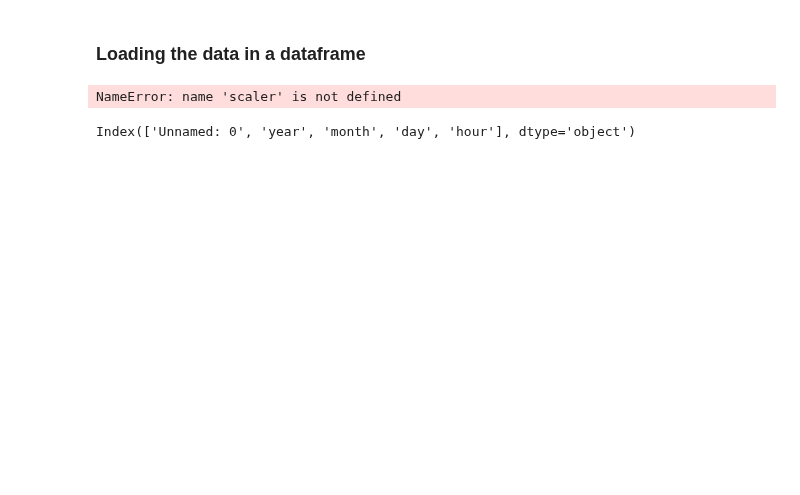
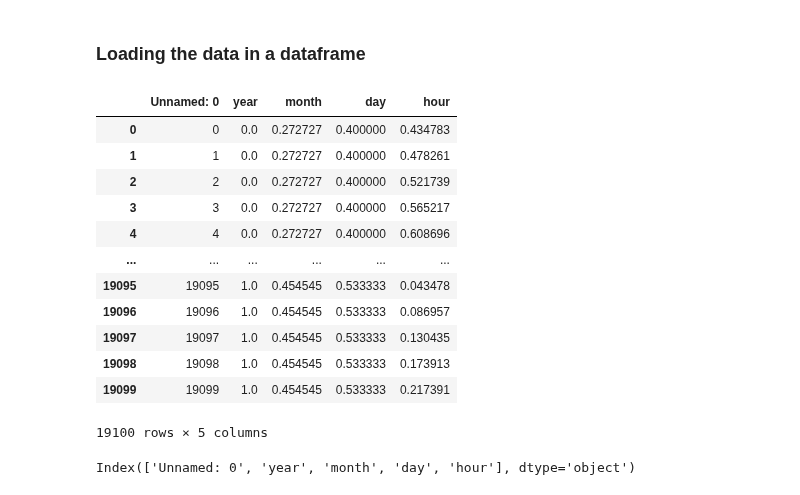
Before and after one commit to CS-433/ml-project-2-powerpredictors, a Jupyter notebook: ExploreData.ipynb, the cells around one changed output. Cells and saved outputs as stored; diff of their text form; code cells hidden in the pictures; blank space fills up the shorter version.

```diff
--- a/ExploreData.ipynb
+++ b/ExploreData.ipynb
@@ -13,15 +13,30 @@ from helpers import *
 ### Loading the data in a dataframe
 # %%
 from sklearn.preprocessing import MinMaxScaler
+
+# Initialize the scaler
+scaler = MinMaxScaler()
 
 # Loading the timestamps
 path_timestamps = sys_path + r'\data\timestamps.csv'
 timestamps = LoadTimestamps(path_timestamps)
 columns_to_normalize = timestamps.keys()[1:]
 timestamps[columns_to_normalize] = scaler.fit_transform(timestamps[columns_to_normalize])
 timestamps
 # %% [output]
+|  | Unnamed: 0 | year | month | day | hour |
+| 0 | 0 | 0.0 | 0.272727 | 0.400000 | 0.434783 |
+| 1 | 1 | 0.0 | 0.272727 | 0.400000 | 0.478261 |
+| 2 | 2 | 0.0 | 0.272727 | 0.400000 | 0.521739 |
+| 3 | 3 | 0.0 | 0.272727 | 0.400000 | 0.565217 |
+| 4 | 4 | 0.0 | 0.272727 | 0.400000 | 0.608696 |
+| ... | ... | ... | ... | ... | ... |
+| 19095 | 19095 | 1.0 | 0.454545 | 0.533333 | 0.043478 |
+| 19096 | 19096 | 1.0 | 0.454545 | 0.533333 | 0.086957 |
+| 19097 | 19097 | 1.0 | 0.454545 | 0.533333 | 0.130435 |
+| 19098 | 19098 | 1.0 | 0.454545 | 0.533333 | 0.173913 |
+| 19099 | 19099 | 1.0 | 0.454545 | 0.533333 | 0.217391 |
-NameError: name 'scaler' is not defined
+19100 rows × 5 columns
 # %%
 # %% [output]
 Index(['Unnamed: 0', 'year', 'month', 'day', 'hour'], dtype='object')
```
Also changed, not shown: parts of 2 cells of this notebook.
